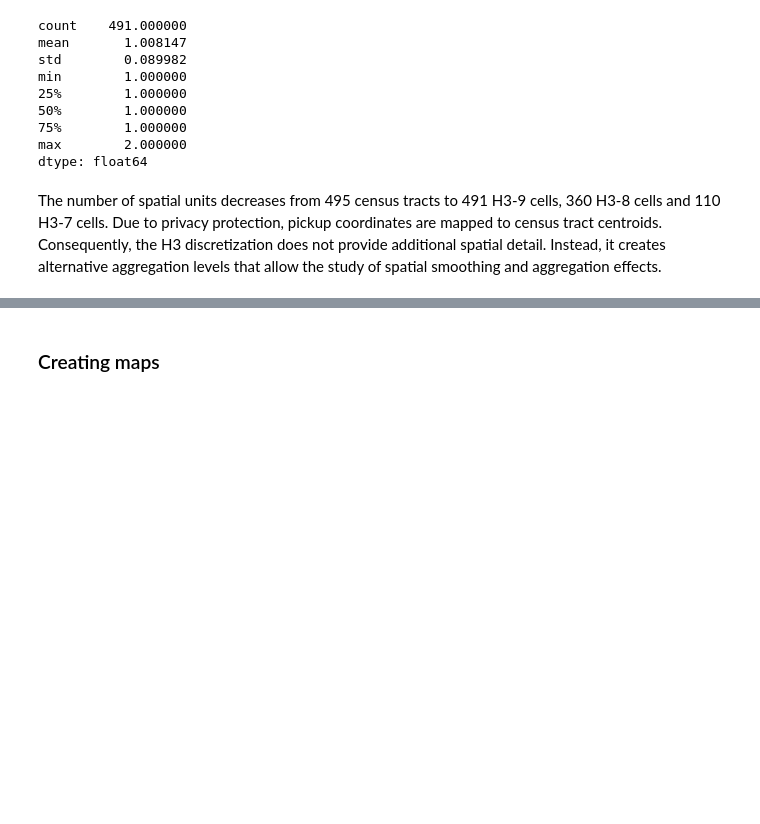
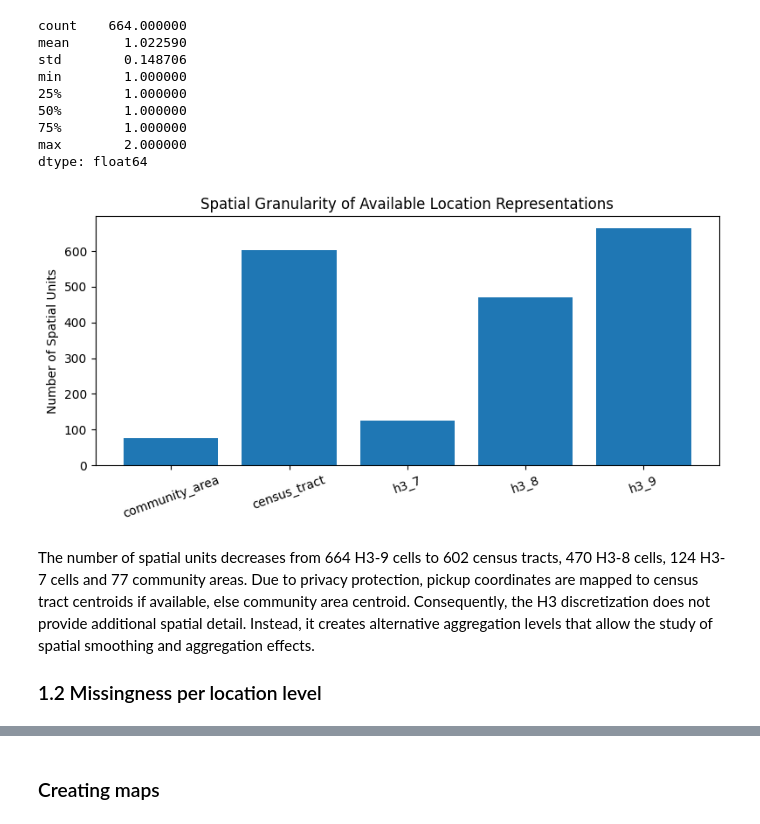
Before and after one commit to larissatheilmann/AAA_Project_Group7, a Jupyter notebook: notebooks/2.1 DescriptiveAnalysisSpatial.ipynb, the cells around one changed output, grey strips where cells are left out. Saved outputs shown, nothing was run; the diff lists cells and outputs as text; code cells hidden in the pictures; blank space fills up the shorter version.

Commit message:
Descriptive: add more Spatial Resolution & Data Quality

```diff
--- a/notebooks/2.1 DescriptiveAnalysisSpatial.ipynb
+++ b/notebooks/2.1 DescriptiveAnalysisSpatial.ipynb
@@ -48,8 +42,6 @@ community_areas["area_numbe"] = (
 # %%
-taxi_trips = pd.read_parquet("../data/processed/taxi_data_processed.parquet")
-
+taxi_trips = pd.read_parquet("../data/processed/taxi_data_processed_big.parquet")
+taxi_trips_cen = pd.read_parquet("../data/processed/taxi_data_processed_small.parquet")
 #pois_agg = pd.read_csv('../data/processed/chicago_pois_agg.csv')
 
-#final_grid = pd.read_parquet(
-#    "../data/final_grid.parquet"
-#)
+taxi_trips.info()
@@ -83,0 +104,16 @@ print(taxi_trips['Pickup Community Area'].nunique())
+# %%
+overview = []
+
+for name, column in pickup_spatial_units.items():
+    overview.append({
+        "Spatial Unit": name,
+        "Unique Units": taxi_trips[column].nunique(dropna=True),
+        "Missing Values": taxi_trips[column].isna().sum(),
+        "Coverage (%)": round(
+            100 * (1 - taxi_trips[column].isna().mean()), 2
+        ),
+    })
+
+overview_df = pd.DataFrame(overview)
+
+overview_df
@@ -90,14 +133,32 @@ print(taxi_trips['Pickup Community Area'].nunique())
     .describe()
 )
 # %% [output]
-count    491.000000
-mean       1.008147
-std        0.089982
+count    664.000000
+mean       1.022590
+std        0.148706
 min        1.000000
 25%        1.000000
 50%        1.000000
 75%        1.000000
 max        2.000000
 dtype: float64
+# %%
+fig, ax = plt.subplots(figsize=(8,4))
+
+bars = ax.bar(
+    overview_df["Spatial Unit"],
+    overview_df["Unique Units"]
+)
+
+ax.set_ylabel("Number of Spatial Units")
+ax.set_title("Spatial Granularity of Available Location Representations")
+
+plt.xticks(rotation=20)
+plt.tight_layout()
+plt.show()
+# %% [output]
+[figure, added]
 # %% [markdown]
-The number of spatial units decreases from 495 census tracts to 491 H3-9 cells, 360 H3-8 cells and 110 H3-7 cells. Due to privacy protection, pickup coordinates are mapped to census tract centroids. Consequently, the H3 discretization does not provide additional spatial detail. Instead, it creates alternative aggregation levels that allow the study of spatial smoothing and aggregation effects.
+The number of spatial units decreases from 664 H3-9 cells to 602 census tracts, 470 H3-8 cells, 124 H3-7 cells and 77 community areas. Due to privacy protection, pickup coordinates are mapped to census tract centroids if available, else community area centroid. Consequently, the H3 discretization does not provide additional spatial detail. Instead, it creates alternative aggregation levels that allow the study of spatial smoothing and aggregation effects.
+
+### 1.2 Missingness per location level
```
Also changed, not shown: parts of 20 cells of this notebook.
